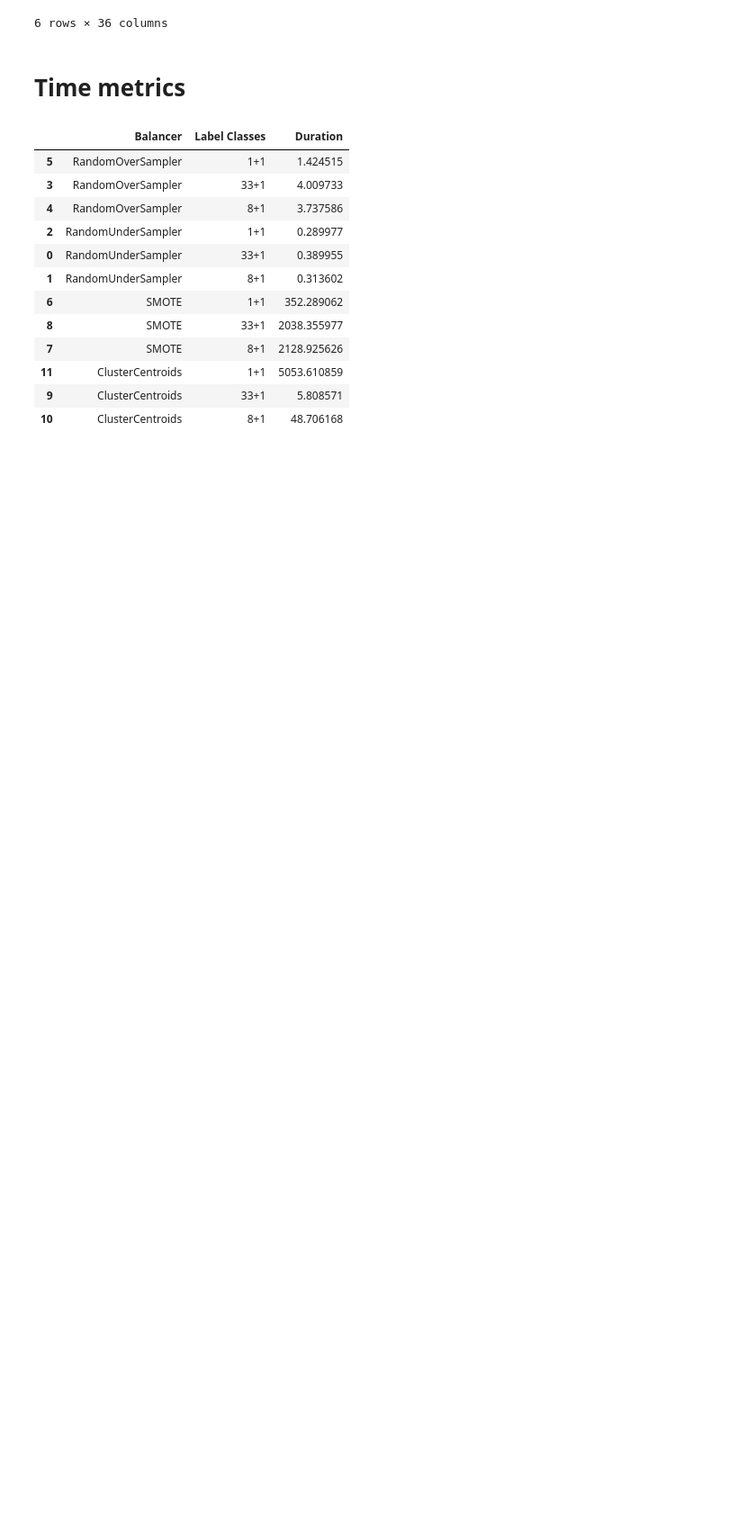
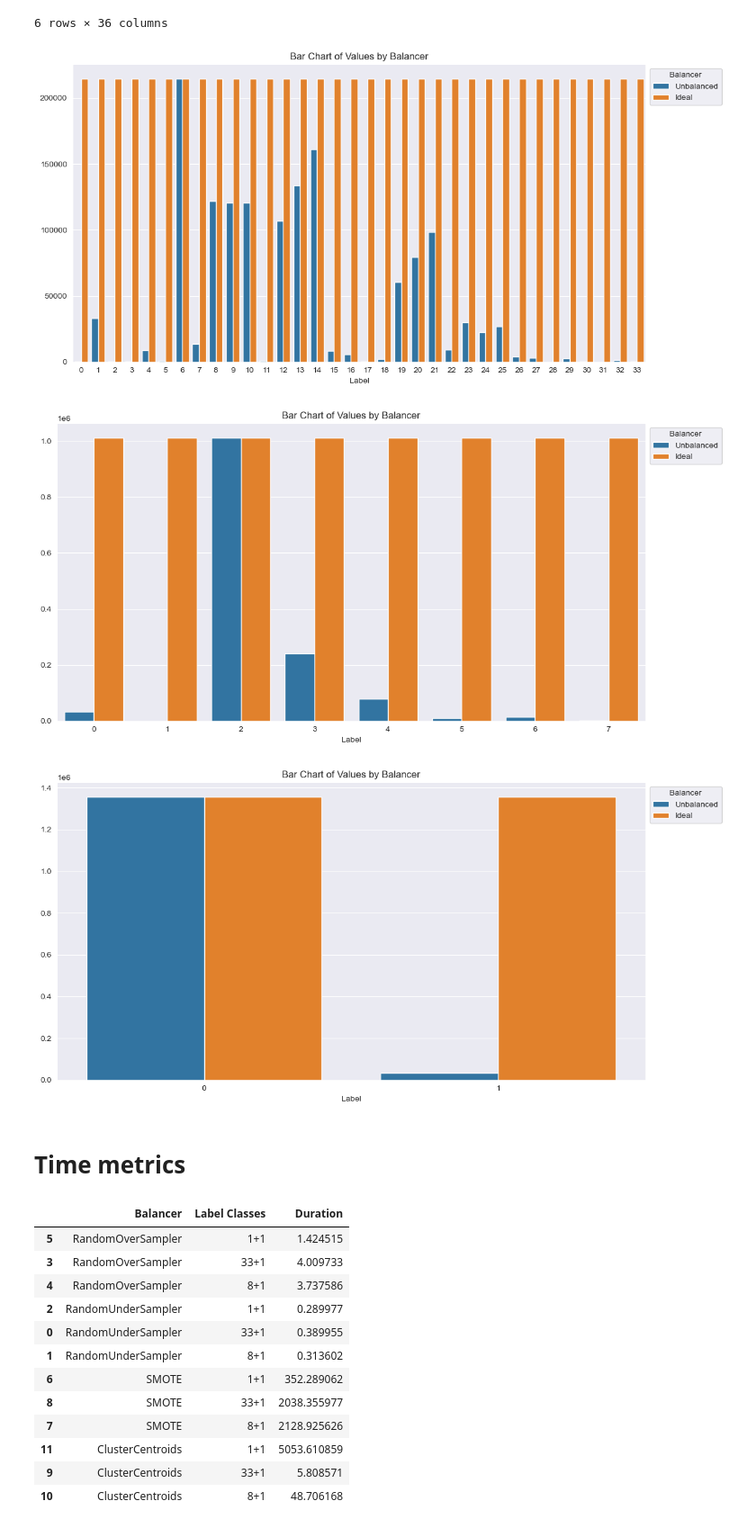
Before and after one commit to Keko787/Generating-a-Balanced-IoT-Cyber-Attack-Dataset-with-GAN-COIL-Collaboration-, a Jupyter notebook: graphs/results.ipynb, the cells around one changed output. Shown: that part at 90% size. Drawn from its saved outputs; the diff is of its cells as text; code cells hidden in the pictures; blank space fills up the shorter version.

Commit message:
Added first pass at Diagram 3 bar charts

```diff
--- a/graphs/results.ipynb
+++ b/graphs/results.ipynb
@@ -118,6 +119,31 @@ label_count_metrics
 | 4 | Ideal | 7+1 | 1011528.0 | 1011528.0 | 1011528.0 | 1011528.0 | 1011528.0 | 1011528.0 | 1011528.0 | 1011528.0 | ... |
 | 5 | Ideal | 1+1 | 1356586.0 | 1356586.0 | NaN | NaN | NaN | NaN | NaN | NaN | ... |
 6 rows × 36 columns
+# %%
+for label_class in ['33+1', '7+1', '1+1']:
+    df_long = label_count_metrics[label_count_metrics['Label Classes'] == label_class]
+    df_long = df_long.drop(['Label Classes'], axis=1)
+    df_long = df_long.dropna(how= "all", axis=1)
+    df_long = pd.melt(df_long, id_vars=['Balancer'], var_name='Column', value_name='Value')
+
+    df_long['Column'] = df_long['Column'].astype(int)
+    # Create the bar plot
+    plt.figure(figsize=(12, 6))
+    sns.barplot(data=df_long, x='Column', y='Value', hue='Balancer')
+
+    # Customize the plot
+    plt.title('Bar Chart of Values by Balancer')
+    plt.xlabel('Label')
+    plt.ylabel('')
+    plt.legend(title='Balancer', bbox_to_anchor=(1, 1))
+    plt.tight_layout()
+
+    # Show the plot
+    plt.show()
+# %% [output]
+[figure, added]
+[figure, added]
+[figure, added]
 # %% [markdown]
 # Time metrics
 # %%
```
Also changed, not shown: parts of 1 cell of this notebook.
